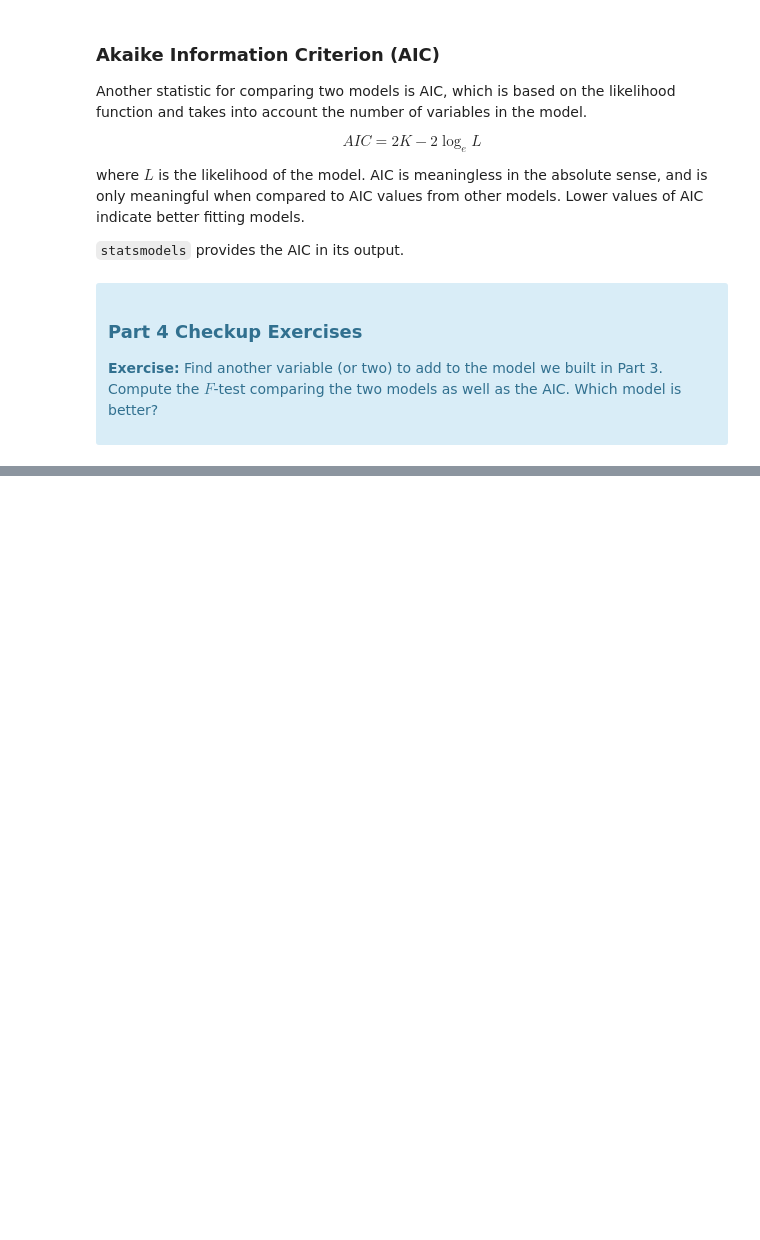
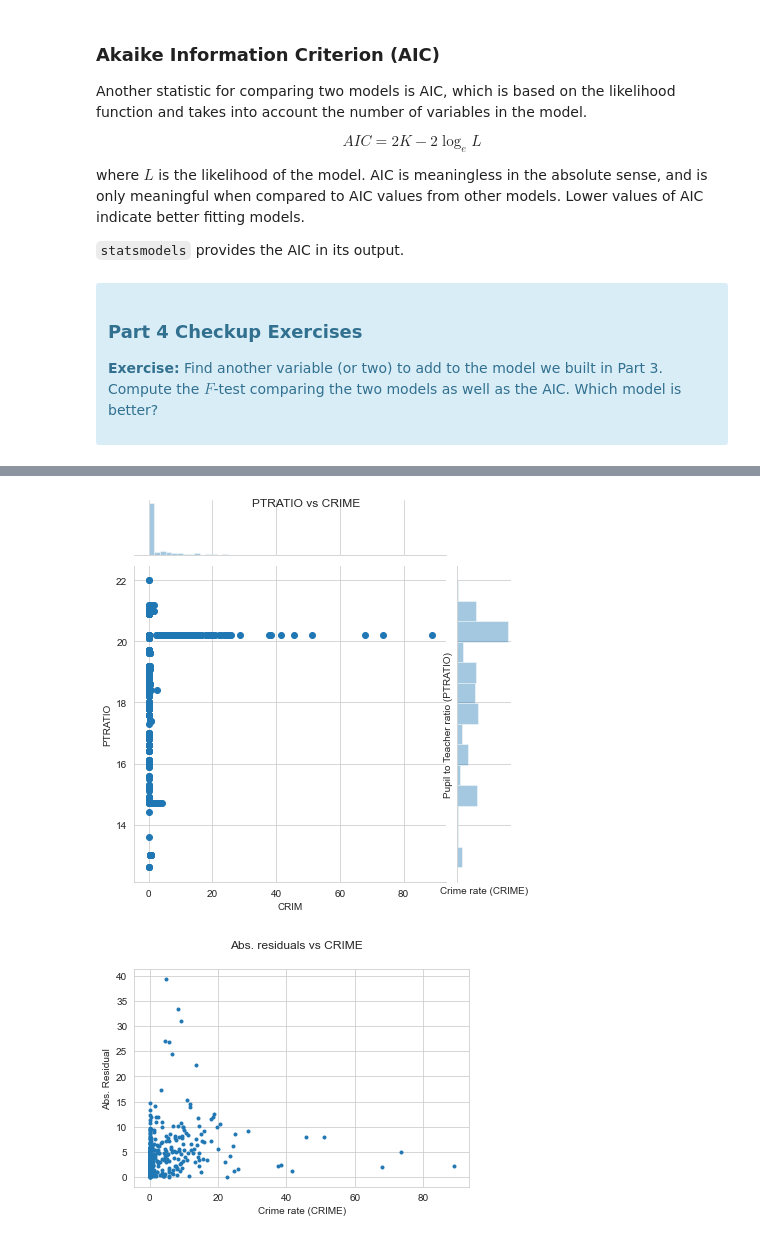
Before and after one commit to suzutomato/springboard, a Jupyter notebook: unit_11/11.4/boston_housing_price/Mini_Project_Linear_Regression.ipynb, the cells around one changed output, grey strips where cells are left out. Saved outputs shown, nothing was run; the diff lists cells and outputs as text; code cells hidden in the pictures; blank space fills up the shorter version.

```diff
--- a/unit_11/11.4/linear_regression/Mini_Project_Linear_Regression.ipynb
+++ b/unit_11/11.4/boston_housing_price/Mini_Project_Linear_Regression.ipynb
@@ -647,0 +792,22 @@ Once we compute the $F$-statistic, we can use the $F$-distribution with $N-K$ an
+# %%
+m3 = ols('PRICE ~ CRIM + RM + PTRATIO', bos).fit()
+
+'''Q. Compute or extract the F-statistic.'''
+# A.
+print('F-statistic:', m3.fvalue)
+# This model is better than the previous one.
+
+'''Q. Compute the R squared statistic.'''
+# A.
+print('R squared:', m3.rsquared)
+# it explains about 59% of the variance.
+
+'''Q. Which variables in the model are significant in predicting house price?
+Write a story that interprets the coefficients.'''
+# A.
+m3.summary()
+# All the three variables are statistically significant.
+# As criminal rate goes up (= having more criminals in the vacinity), or having
+# more pupil per a teacher (= indicating poor educational environment), housing
+# price goes down. On the other hand, as room number increases (having more rooms)
+# will rise housing price.
@@ -726,0 +998,24 @@ There are some other issues that are important investigate with linear regressio
+# %%
+sns.jointplot(x='CRIM', y='PTRATIO', data=bos);
+plt.xlabel('Crime rate (CRIME)');
+plt.ylabel('Pupil to Teacher ratio (PTRATIO)');
+plt.suptitle('PTRATIO vs CRIME');
+plt.show()
+# CRIM have a interesting distribution over PTRATIO.
+# Towns with PTRATIO being 20.2 have significantly broader variance in CRIM.
+# Given that PRTATIO of 20.2 has significantly more data points, it might
+# indicate PTRATIO at 20.2 is a standard for the region, or a defualt value
+# when data is not available.
+
+# Anyway, as the PTRATIO of 20.2 is the mode, so it shouldn't explain those
+# outliers.
+# Is there any correlation between the size of residuals and CRIM?
+plt.xlabel('Crime rate (CRIME)');
+plt.ylabel('Abs. Residual');
+plt.suptitle('Abs. residuals vs CRIME');
+plt.plot(bos.CRIM, m3.resid.abs(), marker=".", linestyle="none");
+
+# Not really. So I don't think there is any story I can think of.
+# %% [output]
+[figure, added]
+[figure, added]
```
Also changed, not shown: parts of 33 cells of this notebook, 5 other files.
